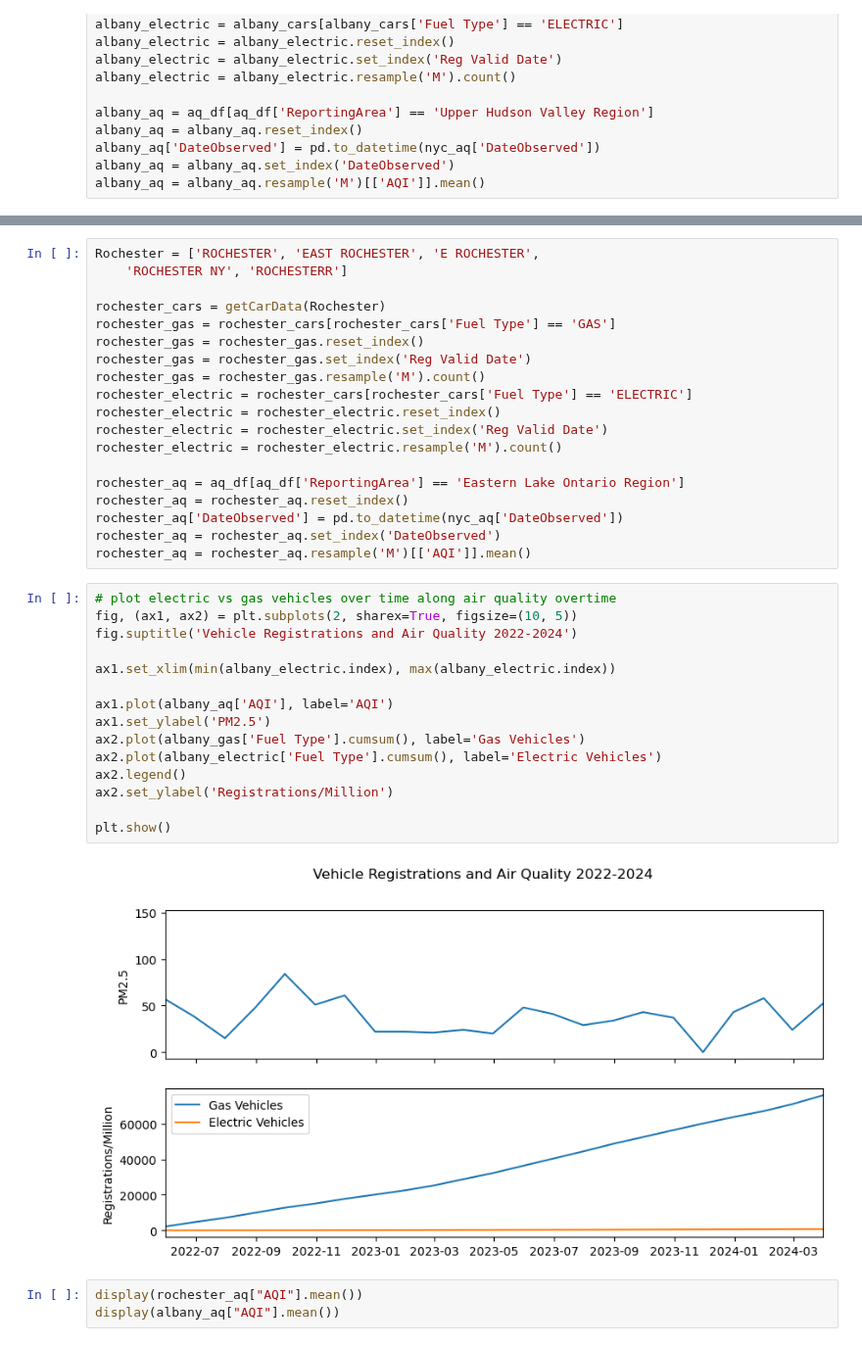
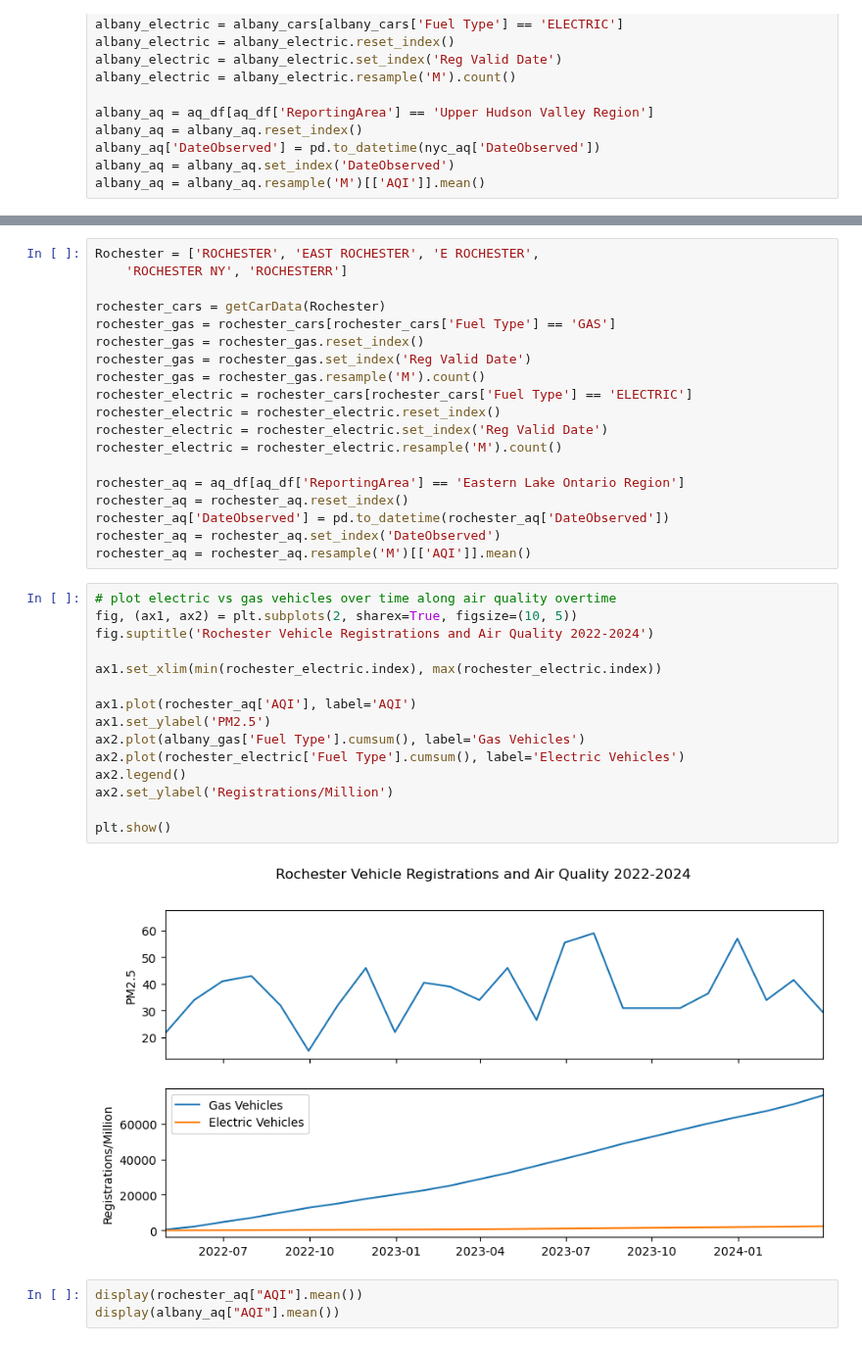
Before and after one commit to heidthecamp/CU-VIRT-AI-PT-03-2024-U-LOLC-PROJECT-1, a Jupyter notebook: displaying_data.ipynb, the cells around one changed output, grey strips where cells are left out. Shown at 98% size. Cells and saved outputs as stored; diff of their text form.

```diff
--- a/displaying_data.ipynb
+++ b/displaying_data.ipynb
@@ -256,26 +256,26 @@ rochester_electric = rochester_electric.resample('M').count()
 
 rochester_aq = aq_df[aq_df['ReportingArea'] == 'Eastern Lake Ontario Region']
 rochester_aq = rochester_aq.reset_index()
-rochester_aq['DateObserved'] = pd.to_datetime(nyc_aq['DateObserved'])
+rochester_aq['DateObserved'] = pd.to_datetime(rochester_aq['DateObserved'])
 rochester_aq = rochester_aq.set_index('DateObserved')
 rochester_aq = rochester_aq.resample('M')[['AQI']].mean()
 # %%
 # plot electric vs gas vehicles over time along air quality overtime
 fig, (ax1, ax2) = plt.subplots(2, sharex=True, figsize=(10, 5))
-fig.suptitle('Vehicle Registrations and Air Quality 2022-2024')
+fig.suptitle('Rochester Vehicle Registrations and Air Quality 2022-2024')
 
-ax1.set_xlim(min(albany_electric.index), max(albany_electric.index))
+ax1.set_xlim(min(rochester_electric.index), max(rochester_electric.index))
 
-ax1.plot(albany_aq['AQI'], label='AQI')
+ax1.plot(rochester_aq['AQI'], label='AQI')
 ax1.set_ylabel('PM2.5')
 ax2.plot(albany_gas['Fuel Type'].cumsum(), label='Gas Vehicles')
-ax2.plot(albany_electric['Fuel Type'].cumsum(), label='Electric Vehicles')
+ax2.plot(rochester_electric['Fuel Type'].cumsum(), label='Electric Vehicles')
 ax2.legend()
 ax2.set_ylabel('Registrations/Million')
 
 plt.show()
 # %% [output]
-[figure, old version]
+[figure, new version]
 # %%
 display(rochester_aq["AQI"].mean())
 display(albany_aq["AQI"].mean())
```
Also changed, not shown: parts of 18 cells of this notebook.
